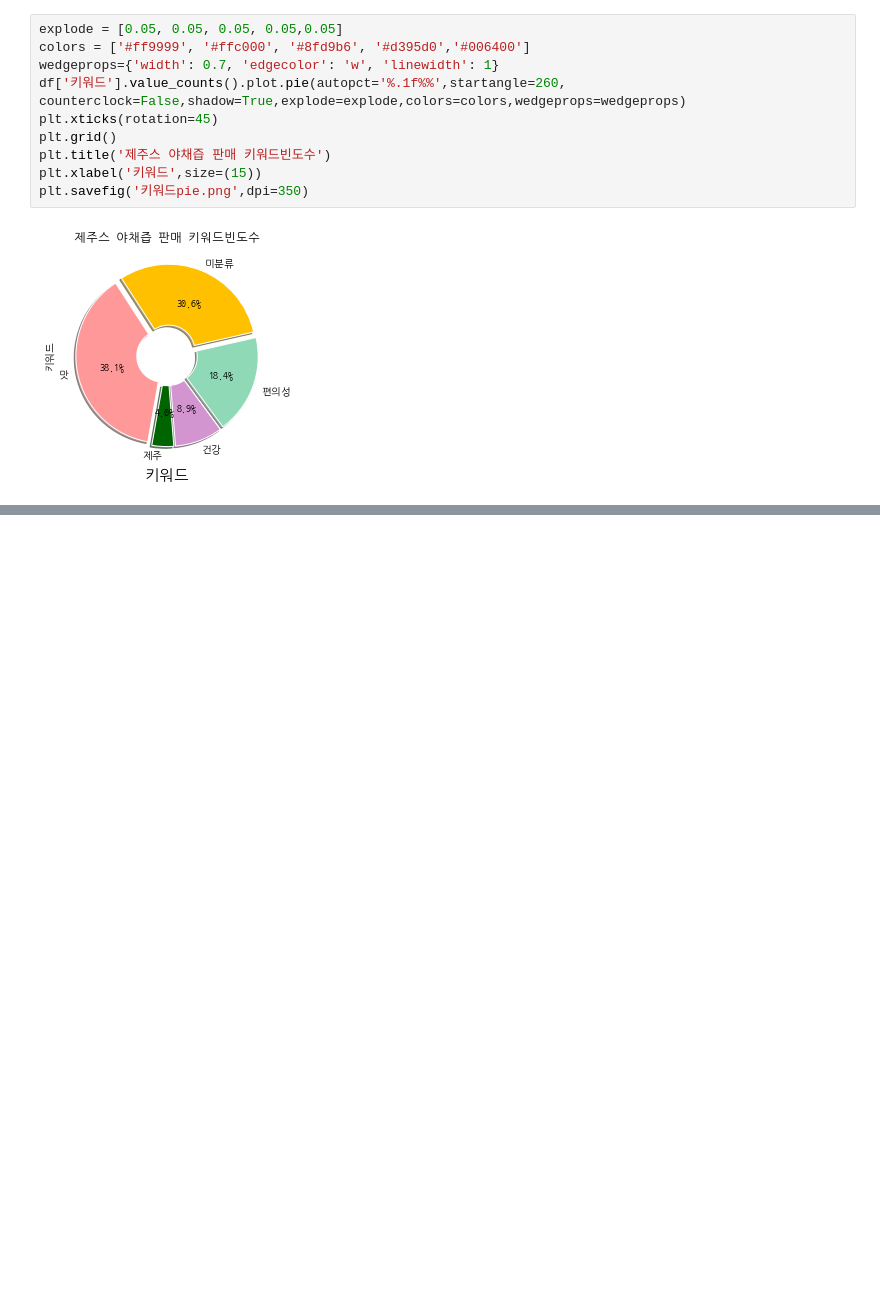
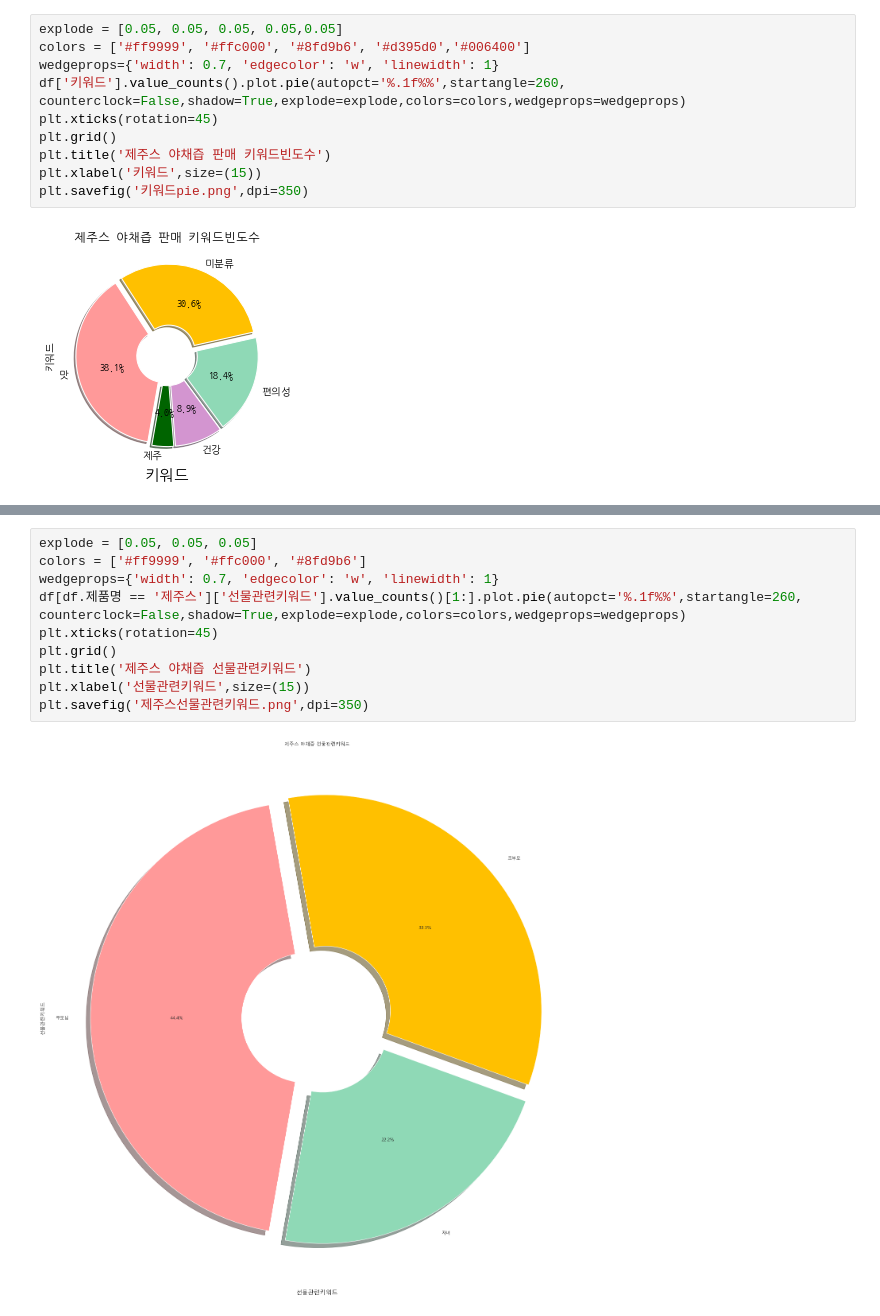
Before and after one commit to minwooking/Data_Crawling_And_Data_analysis, a Jupyter notebook: 홀푸드코리아/GMM.ipynb, the cells around one changed output, grey strips where cells are left out. Drawn from its saved outputs; the diff is of its cells as text; blank space fills up the shorter version.

```diff
--- a/홀푸드코리아/GMM.ipynb
+++ b/홀푸드코리아/GMM.ipynb
@@ -497,0 +796,12 @@ plt.savefig('키워드pie.png',dpi=350)
+# %%
+explode = [0.05, 0.05, 0.05]
+colors = ['#ff9999', '#ffc000', '#8fd9b6']
+wedgeprops={'width': 0.7, 'edgecolor': 'w', 'linewidth': 1}
+df[df.제품명 == '제주스']['선물관련키워드'].value_counts()[1:].plot.pie(autopct='%.1f%%',startangle=260, counterclock=False,shadow=True,explode=explode,colors=colors,wedgeprops=wedgeprops)
+plt.xticks(rotation=45)
+plt.grid()
+plt.title('제주스 야채즙 선물관련키워드')
+plt.xlabel('선물관련키워드',size=(15))
+plt.savefig('제주스선물관련키워드.png',dpi=350)
+# %% [output]
+[figure, added]
```
Also changed, not shown: parts of 48 cells of this notebook.
